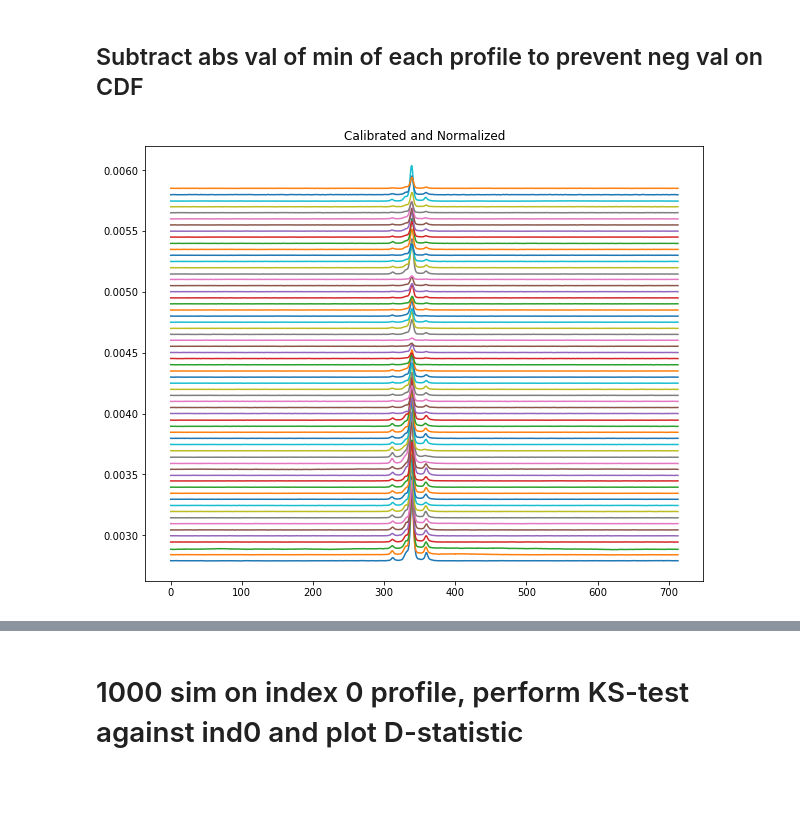
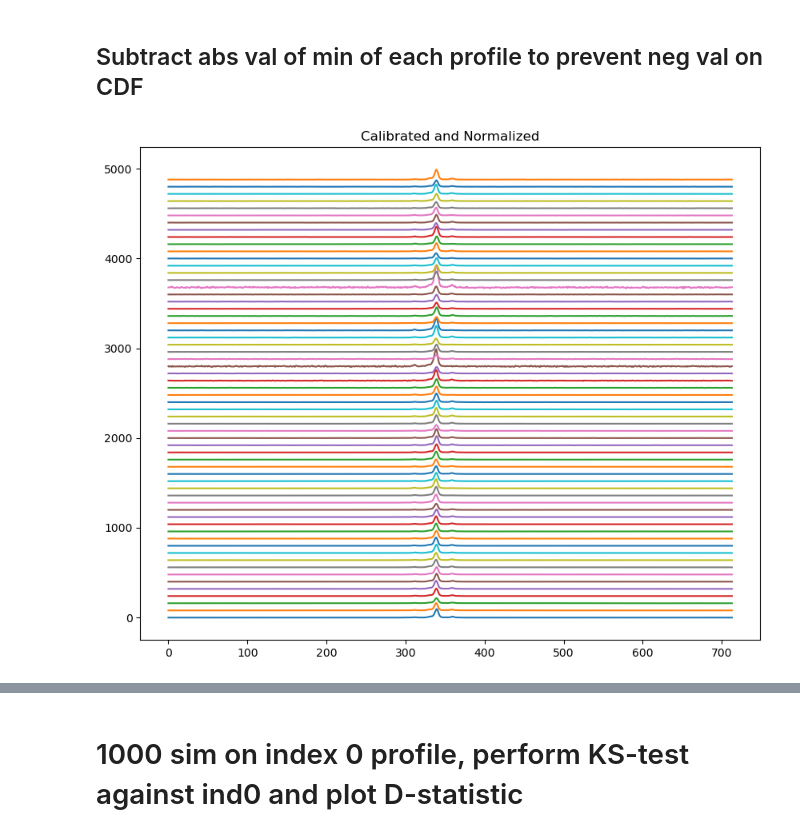
Before and after one commit to minyoungk99/IRES, a Jupyter notebook: J0332_KS_test_sim.ipynb, the cells around one changed output, grey strips where cells are left out. Drawn from its saved outputs; the diff is of its cells as text; code cells hidden in the pictures; blank space fills up the shorter version.

```diff
--- a/J0332_KS_test_sim.ipynb
+++ b/J0332_KS_test_sim.ipynb
@@ -20,10 +23,10 @@ prof = np.loadtxt('J0332_profs.txt')
 # %%
 plt.figure(figsize=(10,8))
 for i,val in enumerate(prof):
-    plt.plot(val + i*.00005)
+    plt.plot(val + i*80)
 plt.title('Calibrated and Normalized')
 plt.show()
 # %% [output]
-[figure, old version]
+[figure, new version]
 # %%
 nprofs = len(prof)
```
Also changed, not shown: parts of 21 cells of this notebook, 15 other files.
